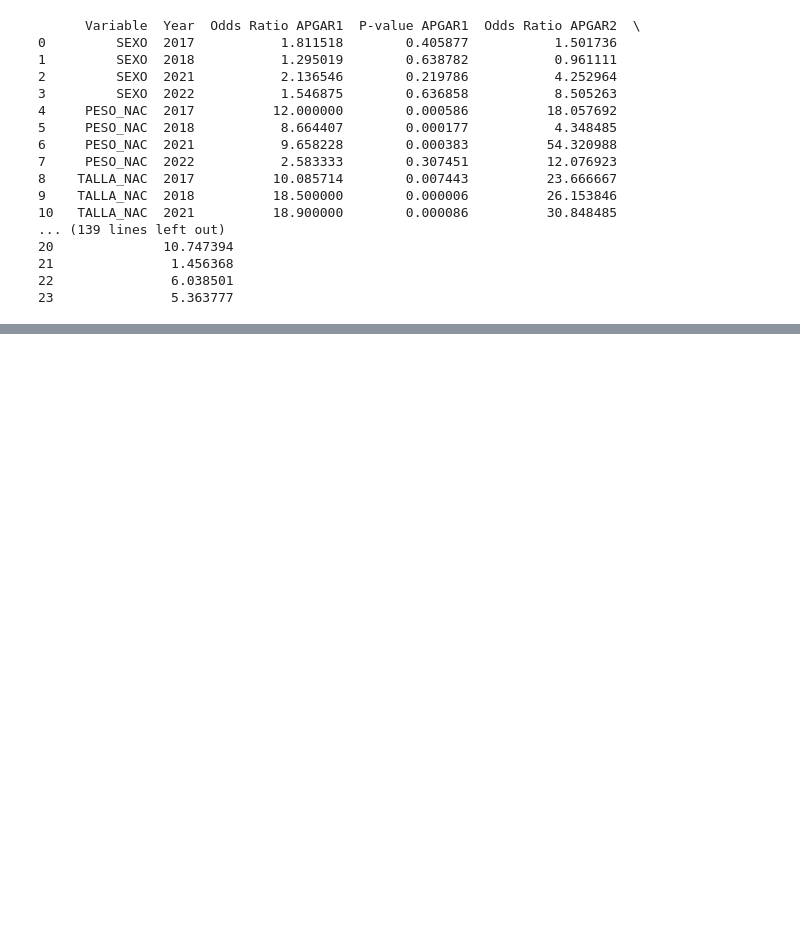
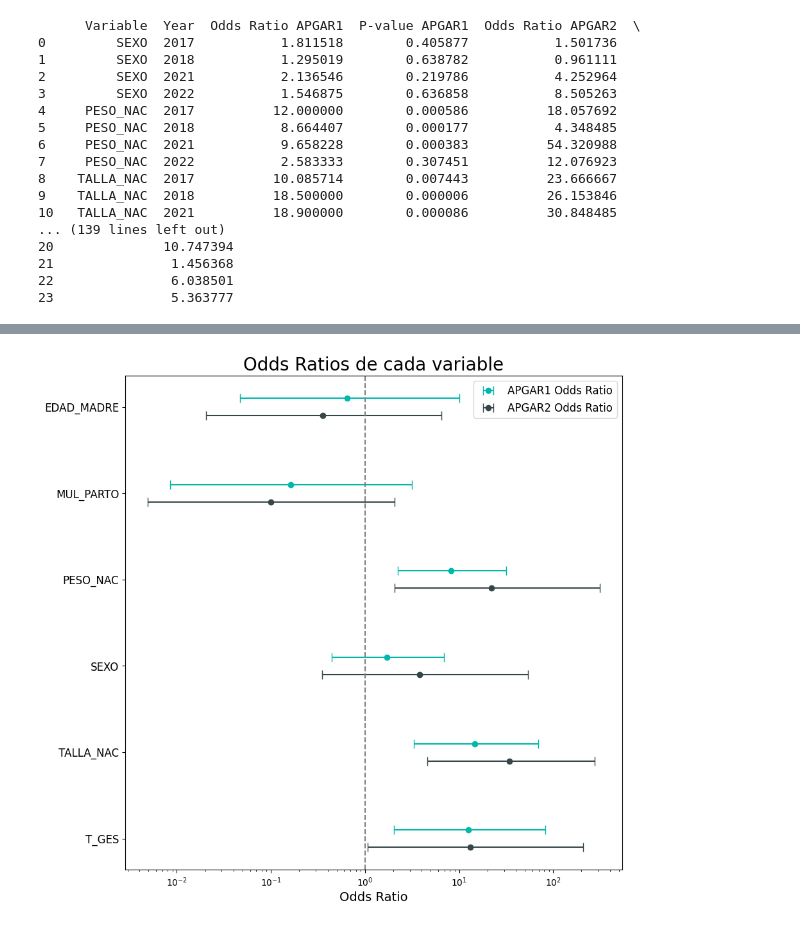
Before and after one commit to despinosaa/Proyecto2_BI, a Jupyter notebook: OddsRatio.ipynb, the cells around one changed output, grey strips where cells are left out. Saved outputs shown, nothing was run; the diff lists cells and outputs as text; code cells hidden in the pictures; blank space fills up the shorter version.

```diff
--- a/OddsRatio.ipynb
+++ b/OddsRatio.ipynb
@@ -269,0 +340,58 @@ plt.show()
+# %%
+import pandas as pd
+import matplotlib.pyplot as plt
+
+# Suponiendo que tu DataFrame se llama 'ratios_df'
+# Agrupar por 'Variable' y calcular el promedio de los valores de Odds Ratio y los Intervalos de Confianza para cada variable
+agg_df = ratios_df.groupby("Variable").agg(
+    {
+        "Odds Ratio APGAR1": "mean",
+        "IC inferior OR APGAR1": "mean",
+        "IC superior OR APGAR1": "mean",
+        "Odds Ratio APGAR2": "mean",
+        "IC inferior OR APGAR2": "mean",
+        "IC superior OR APGAR2": "mean",
+    }
+).reset_index()
+
+# Calcular los errores para los intervalos de confianza
+ci_lower_errors_1 = agg_df["Odds Ratio APGAR1"] - agg_df["IC inferior OR APGAR1"]
+ci_upper_errors_1 = agg_df["IC superior OR APGAR1"] - agg_df["Odds Ratio APGAR1"]
+
+ci_lower_errors_2 = agg_df["Odds Ratio APGAR2"] - agg_df["IC inferior OR APGAR2"]
+ci_upper_errors_2 = agg_df["IC superior OR APGAR2"] - agg_df["Odds Ratio APGAR2"]
+
+# Crear dos índices para evitar que las líneas se superpongan
+# Desplazar ligeramente los índices de APGAR1 y APGAR2 a lo largo del eje y
+y_positions_apgar1 = agg_df.index - 0.1  # Desplazamos los valores de APGAR1 hacia abajo
+y_positions_apgar2 = agg_df.index + 0.1  # Desplazamos los valores de APGAR2 hacia arriba
+
+# Graficar
+fig, ax = plt.subplots(figsize=(10, 10))
+
+# Error bars para Odds Ratio APGAR1
+ax.errorbar(agg_df["Odds Ratio APGAR1"], y_positions_apgar1, xerr=[ci_lower_errors_1, ci_upper_errors_1],
+            fmt='o', color='#01B8AA', capsize=5, label="APGAR1 Odds Ratio")
+
+# Error bars para Odds Ratio APGAR2
+ax.errorbar(agg_df["Odds Ratio APGAR2"], y_positions_apgar2, xerr=[ci_lower_errors_2, ci_upper_errors_2],
+            fmt='o', color='#374649', capsize=5, label="APGAR2 Odds Ratio")
+
+# Líneas verticales en 1 (para referencia)
+ax.axvline(x=1, color='grey', linestyle='--')
+
+# Configurar etiquetas
+ax.set_yticks(agg_df.index)
+ax.set_yticklabels(agg_df["Variable"], fontsize=12)
+ax.set_xscale("log")
+ax.set_xlabel("Odds Ratio", fontsize=14)
+ax.set_title("Odds Ratios de cada variable", fontsize=20)
+plt.gca().invert_yaxis()
+
+# Leyenda con fuente aumentada
+ax.legend(fontsize=12)
+
+# Mostrar gráfico
+plt.show()
+# %% [output]
+[figure, added]
```
Also changed, not shown: parts of 9 cells of this notebook, 9 other files.
